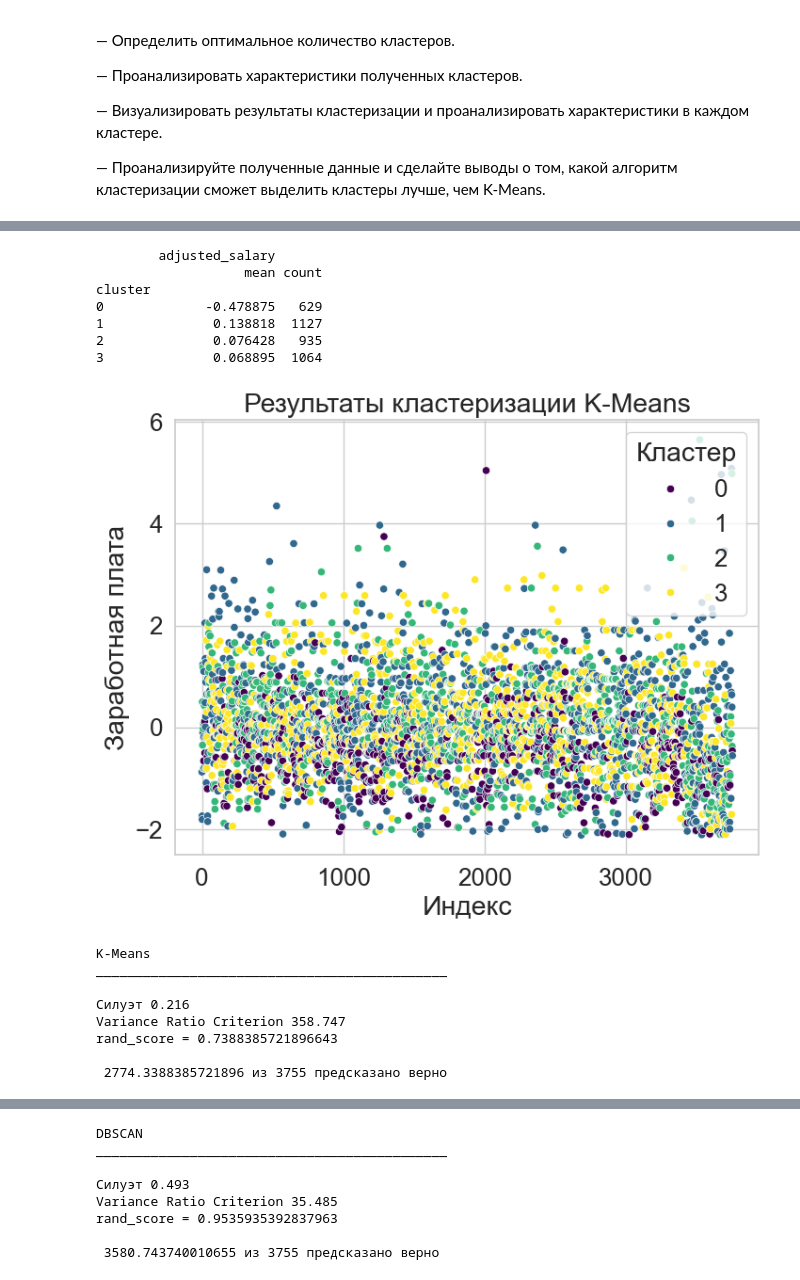
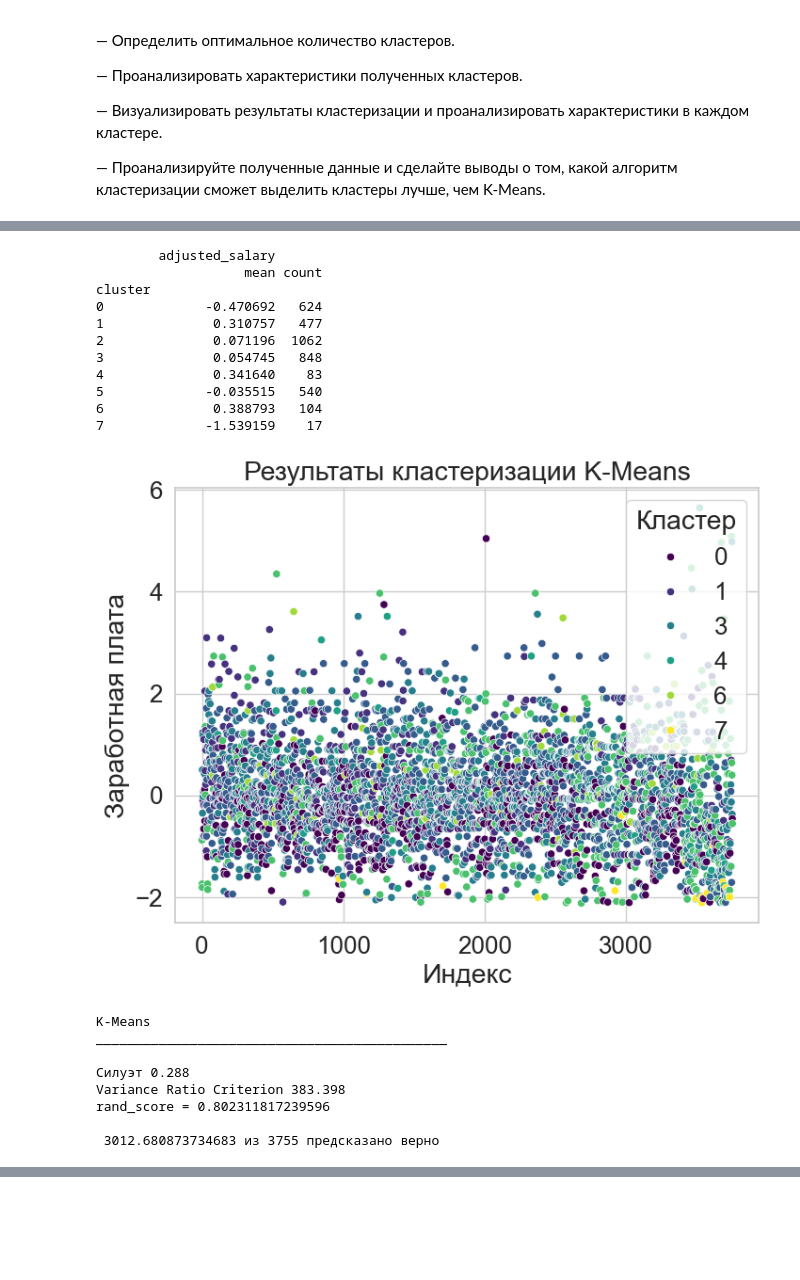
Before and after one commit to Ritorta/PythonDataBase, a Jupyter notebook: Work#10/Task_1.ipynb, the cells around one changed output, grey strips where cells are left out. Drawn from its saved outputs; the diff is of its cells as text; code cells hidden in the pictures; blank space fills up the shorter version.

```diff
--- a/Work#10/Task_1.ipynb
+++ b/Work#10/Task_1.ipynb
@@ -1262,7 +1360,7 @@ plt.ylabel('Силуэт')
 plt.show()
 
 # Применение K-Means для кластеризации
-optimal_k = 4  # Например, выберем 4 кластера на основе анализа
+optimal_k = 8
 kmeans = KMeans(n_clusters=optimal_k, random_state=42)
 processed_df['cluster'] = kmeans.fit_predict(X_scaled)
 
@@ -1287,45 +1385,7 @@ print('_' * 45 + '\n')
 print('Силуэт', round(silhouette, 3))
 print('Variance Ratio Criterion', round(chi, 3))
 
-# Предположим, что у вас есть истинные метки y для вычисления rand_score
-# y = ... # Здесь вы должны определить ваши истинные метки класса
-rs_k = rand_score(processed_df['cluster'], y)  # Убедитесь, что y определены
+# Rand Score для K-Means
+rs_k = rand_score(processed_df['cluster'], y)
 print("rand_score = {} \n\n {} из 3755 предсказано верно \n".format(rs_k, rs_k * 3755))
-
-# Пример использования DBSCAN
-dbscan = DBSCAN(eps=0.5, min_samples=2)
-processed_df['dbscan_cluster'] = dbscan.fit_predict(X_scaled)
-
-# Визуализация результатов DBSCAN
-plt.figure(figsize=(8, 6))
-sns.scatterplot(x=processed_df.index, y='adjusted_salary', hue='dbscan_cluster', data=processed_df, palette='coolwarm')
-plt.title('Результаты кластеризации DBSCAN')
-plt.xlabel('Индекс')
-plt.ylabel('Заработная плата')
-plt.legend(title='Кластер')
-plt.show()
-
-# Расчет коэффициента силуэта и критерия Калиньского-Харабаза для DBSCAN
-if len(set(processed_df['dbscan_cluster'])) > 1:  # Проверяем, есть ли более одного кластера
-    silhouette_db = silhouette_score(X_scaled, processed_df['dbscan_cluster'])
-    chi_db = calinski_harabasz_score(X_scaled, processed_df['dbscan_cluster'])
-else:
-    silhouette_db = None
-    chi_db = None
-
-print('DBSCAN')
-print('_' * 45 + '\n')
-if silhouette_db is not None:
-    print('Силуэт', round(silhouette_db, 3))
-else:
-    print('Силуэт: не применимо (только один кластер или все точки шумовые)')
-
-if chi_db is not None:
-    print('Variance Ratio Criterion', round(chi_db, 3))
-else:
-    print('Variance Ratio Criterion: не применимо (только один кластер или все точки шумовые)')
-
-# Rand Score для DBSCAN
-rs_db = rand_score(processed_df['dbscan_cluster'], y)  # Убедитесь, что y определены
-print("rand_score = {} \n\n {} из 3755 предсказано верно \n".format(rs_db, rs_db * 3755))
 # %% [output]
@@ -1333,16 +1393,20 @@ print("rand_score = {} \n\n {} из 3755 предсказано верно \n".f
         adjusted_salary
                    mean count
 cluster
-0             -0.478875   629
-1              0.138818  1127
-2              0.076428   935
-3              0.068895  1064
+0             -0.470692   624
+1              0.310757   477
+2              0.071196  1062
+3              0.054745   848
+4              0.341640    83
+5             -0.035515   540
+6              0.388793   104
+7             -1.539159    17
-[figure, old version]
+[figure, new version]
 K-Means
 _____________________________________________
 
-Силуэт 0.216
-Variance Ratio Criterion 358.747
-rand_score = 0.7388385721896643
+Силуэт 0.288
+Variance Ratio Criterion 383.398
+rand_score = 0.802311817239596
 
- 2774.3388385721896 из 3755 предсказано верно
+ 3012.680873734683 из 3755 предсказано верно
@@ -1350,8 +1412,0 @@ rand_score = 0.7388385721896643
-DBSCAN
-_____________________________________________
-
-Силуэт 0.493
-Variance Ratio Criterion 35.485
-rand_score = 0.9535935392837963
-
- 3580.743740010655 из 3755 предсказано верно
```
Also changed, not shown: parts of 7 cells of this notebook.
